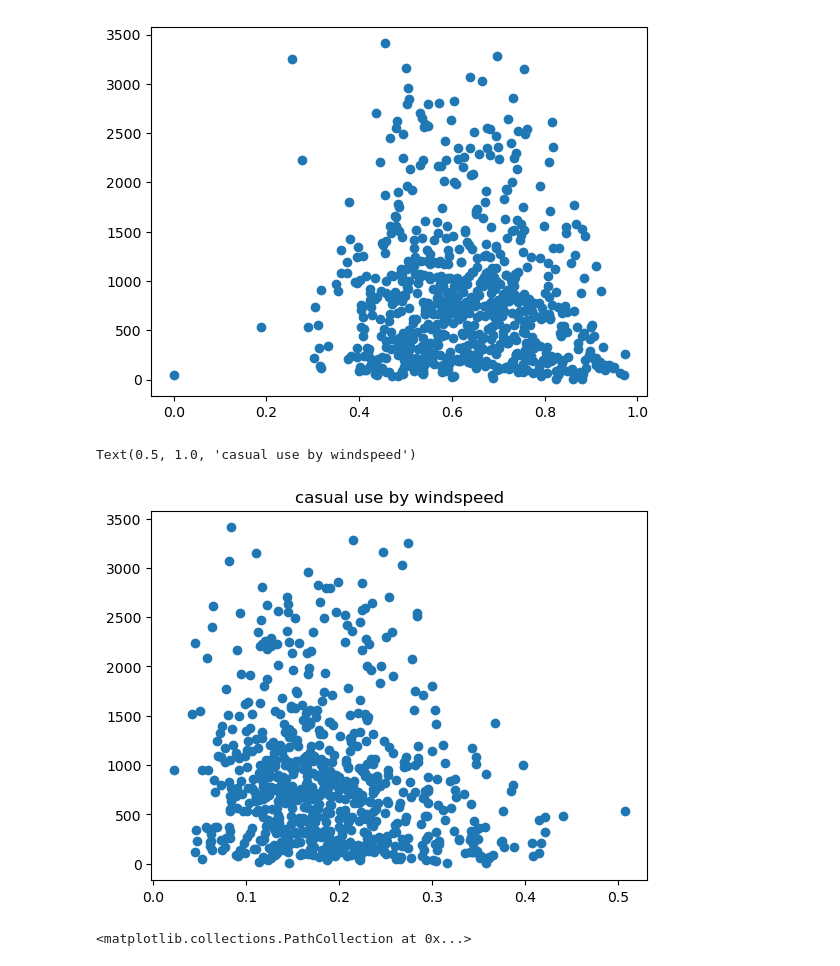
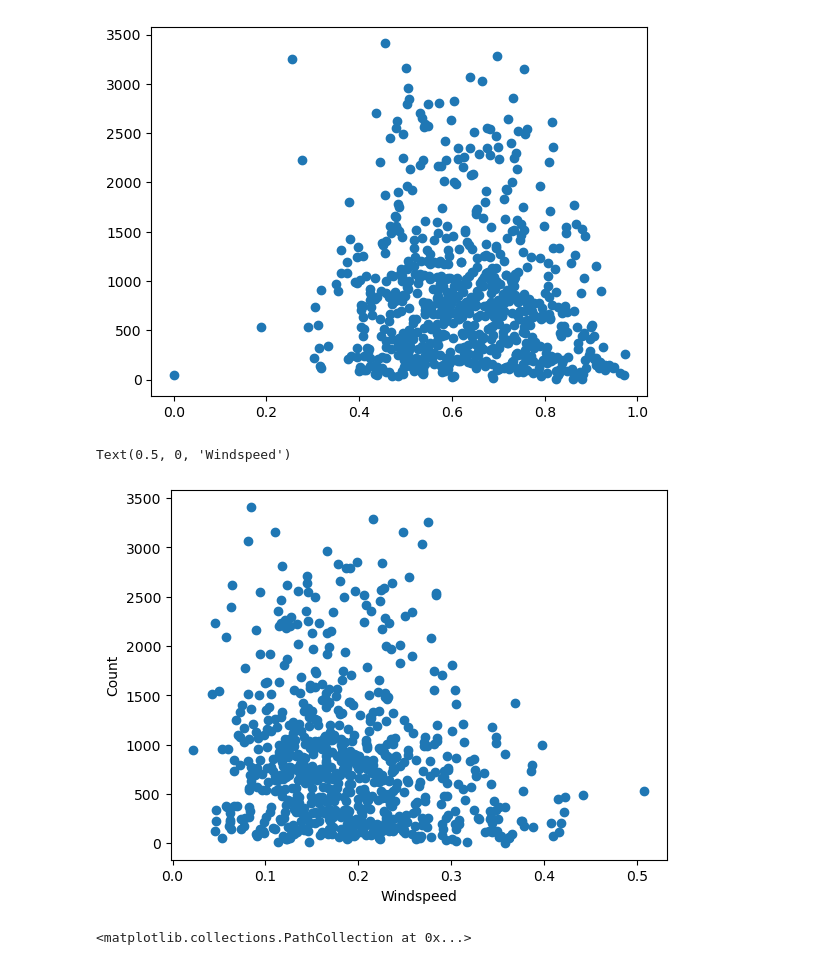
Before and after one commit to MiriamHerrmann/Bike-EDA, a Jupyter notebook: casual_ride_correlations.ipynb, the cells around one changed output. Cells and saved outputs as stored; diff of their text form; code cells hidden in the pictures.

```diff
--- a/casual_ride_correlations.ipynb
+++ b/casual_ride_correlations.ipynb
@@ -94,10 +94,12 @@ plt.scatter(dd['humidity'], dd['casual'])
 # %%
 #plot windspeed
 plt.scatter(dd['windspeed'], dd['casual'])
-plt.title("casual use by windspeed")
+plt.ylabel("Count")
+plt.xlabel("Windspeed")
+#plt.title("casual use by windspeed")
 # %% [output]
-Text(0.5, 1.0, 'casual use by windspeed')
+Text(0.5, 0, 'Windspeed')
-[figure, old version]
+[figure, new version]
 # %%
 #plot season
 plt.scatter(dd['season'], dd['total_rides'])
```
Also changed, not shown: parts of 1 cell of this notebook, 4 other files.
